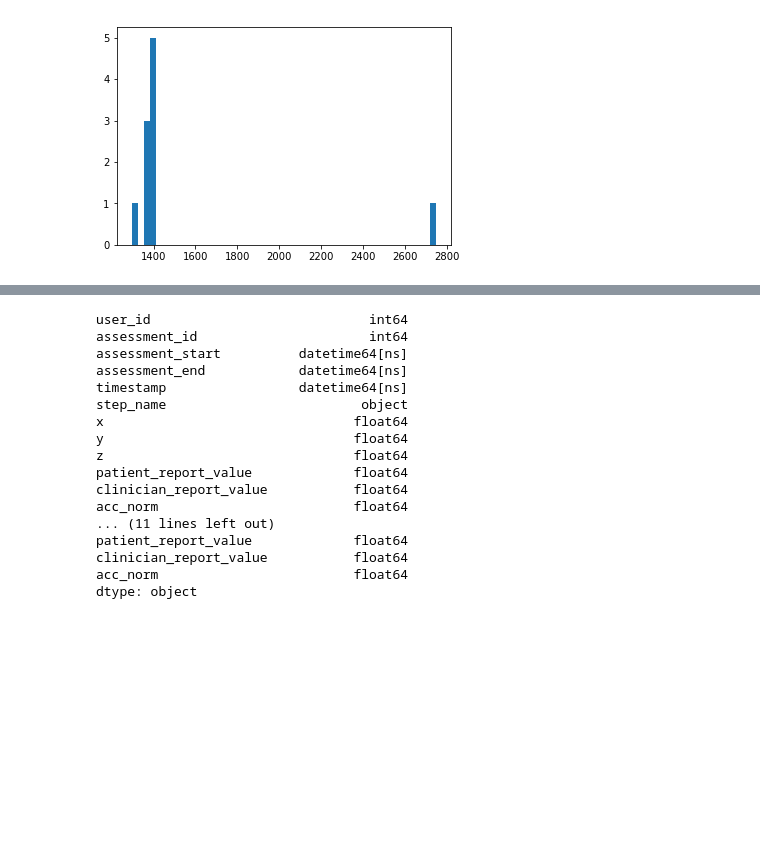
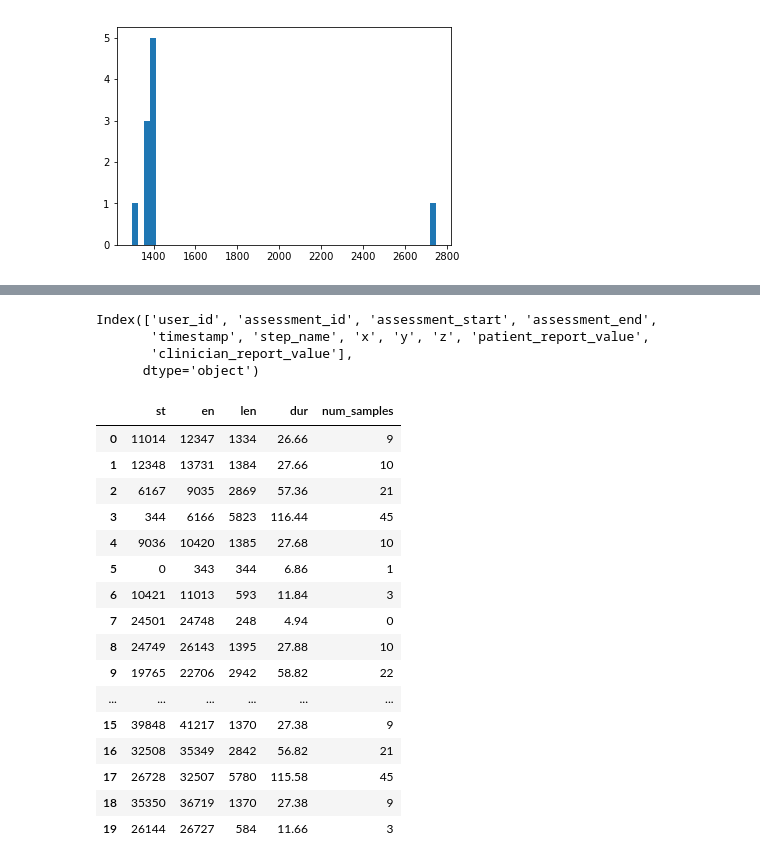
Before and after one commit to ShaniSarusi/DS-rep, a Jupyter notebook: Teva/features_extraction.ipynb, the cells around one changed output, grey strips where cells are left out. Cells and saved outputs as stored; diff of their text form; code cells hidden in the pictures; blank space fills up the shorter version.

Commit message:
Teva features - importing the sliding window for this dataset

```diff
--- a/Teva/features_extraction.ipynb
+++ b/Teva/features_extraction.ipynb
@@ -266,20 +257,52 @@ test.head()
-# %%
-print(trimmed_clinic_steps_watch_acc.dtypes)
-# %% [output]
-user_id                            int64
-assessment_id                      int64
-assessment_start          datetime64[ns]
-assessment_end            datetime64[ns]
-timestamp                 datetime64[ns]
-step_name                         object
-x                                float64
-y                                float64
-z                                float64
-patient_report_value             float64
-clinician_report_value           float64
-acc_norm                         float64
-... (11 lines left out)
-patient_report_value             float64
-clinician_report_value           float64
-acc_norm                         float64
-dtype: object
+# %%
+trimmed_clinic_steps_watch_acc.columns
+# %% [output]
+Index(['user_id', 'assessment_id', 'assessment_start', 'assessment_end',
+       'timestamp', 'step_name', 'x', 'y', 'z', 'patient_report_value',
+       'clinician_report_value'],
+      dtype='object')
+# %%
+df_copy = trimmed_clinic_steps_watch_acc.copy()
+df_copy['step_key'] = df_copy.apply(concat_step_key, axis=1)
+df_copy.drop(['user_id', 'assessment_id', 'assessment_start', 'assessment_end',
+              'step_name', 'patient_report_value', 'clinician_report_value'],
+             axis=1, inplace=True)
+df_copy.sort_values('timestamp', inplace=True)
+df_copy.reset_index(inplace=True)
+# %%
+trim_start = 0
+trim_end = 0
+frequency = 50
+window_size = 5
+slide_by = 2.5
+
+win_idx = pd.DataFrame()
+win_idx['st'] = df_copy['step_key'].drop_duplicates(keep='first').sort_values().index + trim_start*frequency
+win_idx['en'] = df_copy['step_key'].drop_duplicates(keep='last').sort_values().index - trim_end*frequency
+win_idx['len'] = win_idx['en'] - win_idx['st'] + 1
+win_idx['dur'] = (win_idx['len']-1)/frequency
+
+tmp = np.ceil((win_idx['dur'] - trim_start - trim_end - window_size)/slide_by)
+tmp[tmp < 0] = 0
+win_idx['num_samples'] = tmp.astype(np.int)
+tot_samples = sum(win_idx['num_samples'])
+# %%
+win_idx.head(20)
+# %% [output]
+|  | st | en | len | dur | num_samples |
+| 0 | 11014 | 12347 | 1334 | 26.66 | 9 |
+| 1 | 12348 | 13731 | 1384 | 27.66 | 10 |
+| 2 | 6167 | 9035 | 2869 | 57.36 | 21 |
+| 3 | 344 | 6166 | 5823 | 116.44 | 45 |
+| 4 | 9036 | 10420 | 1385 | 27.68 | 10 |
+| 5 | 0 | 343 | 344 | 6.86 | 1 |
+| 6 | 10421 | 11013 | 593 | 11.84 | 3 |
+| 7 | 24501 | 24748 | 248 | 4.94 | 0 |
+| 8 | 24749 | 26143 | 1395 | 27.88 | 10 |
+| 9 | 19765 | 22706 | 2942 | 58.82 | 22 |
+| ... | ... | ... | ... | ... | ... |
+| 15 | 39848 | 41217 | 1370 | 27.38 | 9 |
+| 16 | 32508 | 35349 | 2842 | 56.82 | 21 |
+| 17 | 26728 | 32507 | 5780 | 115.58 | 45 |
+| 18 | 35350 | 36719 | 1370 | 27.38 | 9 |
+| 19 | 26144 | 26727 | 584 | 11.66 | 3 |
```
Also changed, not shown: parts of 7 cells of this notebook.
